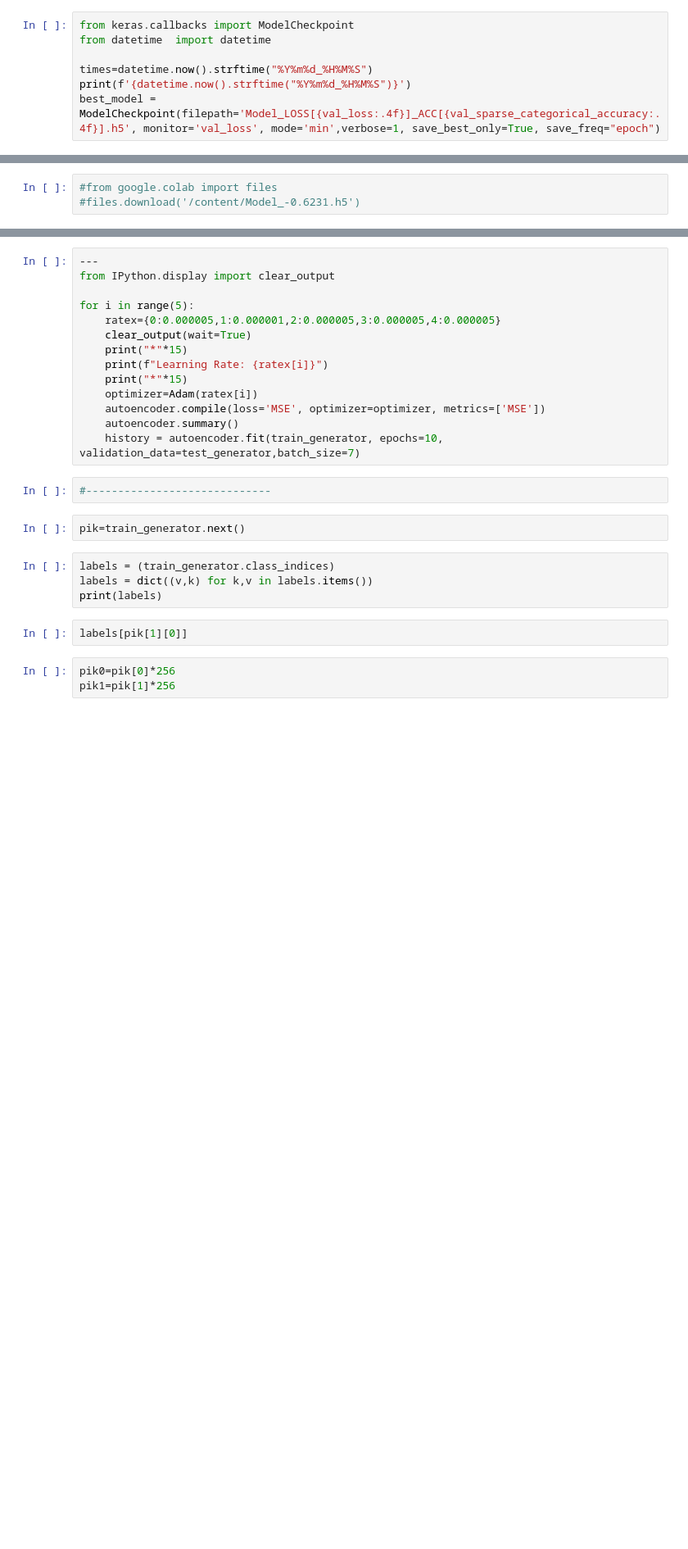
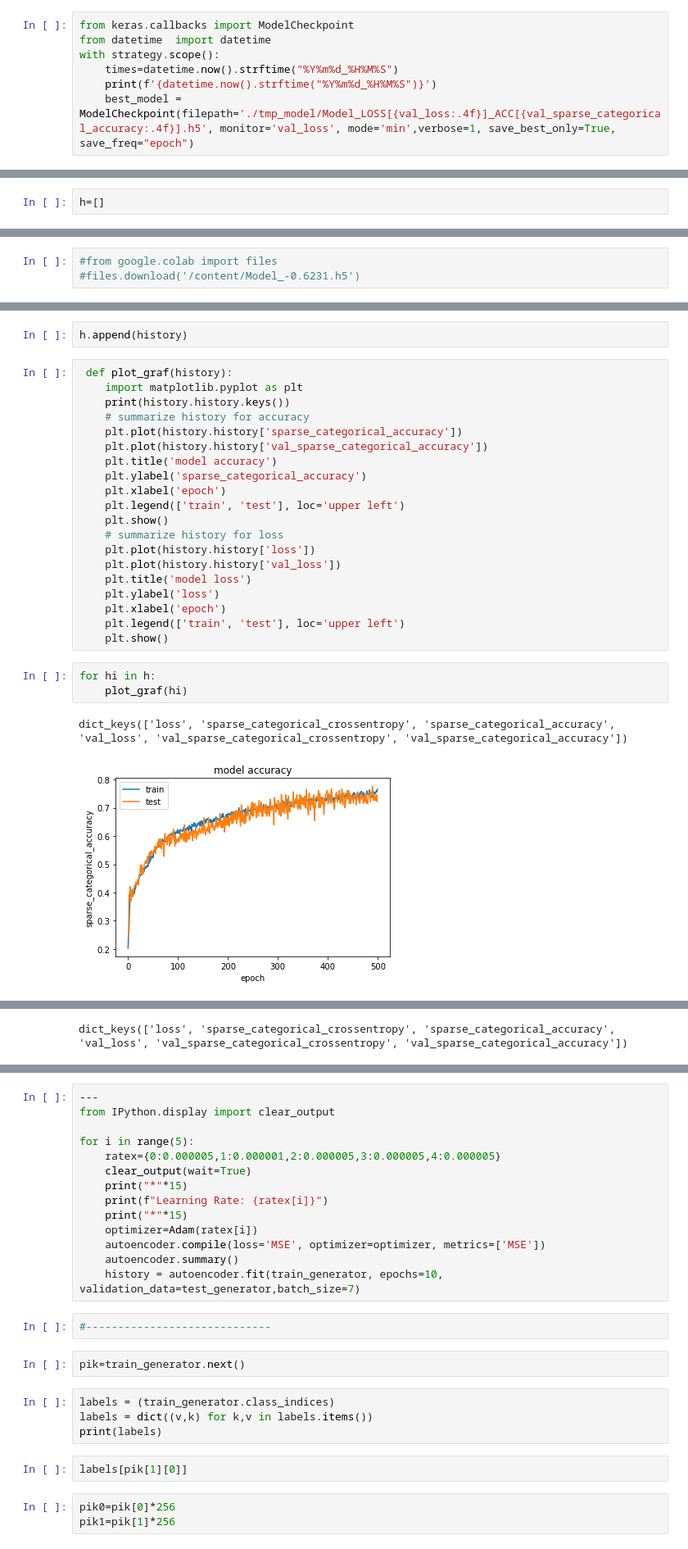
Before and after one commit to sipocz/Garbage_Classification, a Jupyter notebook: Garbage_Classification_Convolutional_Autoencoder_Dense.ipynb, the cells around one changed output, grey strips where cells are left out. Shown at 82% size. Cells and saved outputs as stored; diff of their text form; blank space fills up the shorter version.

```diff
--- a/Garbage_Classification_Convolutional_Autoencoder_Dense.ipynb
+++ b/Garbage_Classification_Convolutional_Autoencoder_Dense.ipynb
@@ -342,8 +375,8 @@ _________________________________________________________________
 # %%
 from keras.callbacks import ModelCheckpoint
 from datetime  import datetime
-
-times=datetime.now().strftime("%Y%m%d_%H%M%S")
-print(f'{datetime.now().strftime("%Y%m%d_%H%M%S")}')
-best_model = ModelCheckpoint(filepath='Model_LOSS[{val_loss:.4f}]_ACC[{val_sparse_categorical_accuracy:.4f}].h5', monitor='val_loss', mode='min',verbose=1, save_best_only=True, save_freq="epoch")
+with strategy.scope():
+    times=datetime.now().strftime("%Y%m%d_%H%M%S")
+    print(f'{datetime.now().strftime("%Y%m%d_%H%M%S")}')
+    best_model = ModelCheckpoint(filepath='./tmp_model/Model_LOSS[{val_loss:.4f}]_ACC[{val_sparse_categorical_accuracy:.4f}].h5', monitor='val_loss', mode='min',verbose=1, save_best_only=True, save_freq="epoch")
 # %% [output]
@@ -351,5 +384,7 @@ best_model = ModelCheckpoint(filepath='Model_LOSS[{val_loss:.4f}]_ACC[{val_spars
 # %%
  #!rm **.h5
+# %%
+h=[]
 # %%
 !ls
 # %% [output]
@@ -405,0 +456,28 @@ Epoch 24/180
+# %%
+h.append(history)
+# %%
+ def plot_graf(history):
+    import matplotlib.pyplot as plt
+    print(history.history.keys())
+    # summarize history for accuracy
+    plt.plot(history.history['sparse_categorical_accuracy'])
+    plt.plot(history.history['val_sparse_categorical_accuracy'])
+    plt.title('model accuracy')
+    plt.ylabel('sparse_categorical_accuracy')
+    plt.xlabel('epoch')
+    plt.legend(['train', 'test'], loc='upper left')
+    plt.show()
+    # summarize history for loss
+    plt.plot(history.history['loss'])
+    plt.plot(history.history['val_loss'])
+    plt.title('model loss')
+    plt.ylabel('loss')
+    plt.xlabel('epoch')
+    plt.legend(['train', 'test'], loc='upper left')
+    plt.show()
+# %%
+for hi in h:
+    plot_graf(hi)
+# %% [output]
+dict_keys(['loss', 'sparse_categorical_crossentropy', 'sparse_categorical_accuracy', 'val_loss', 'val_sparse_categorical_crossentropy', 'val_sparse_categorical_accuracy'])
+[figure, added]
@@ -405,0 +485 @@ Epoch 24/180
+dict_keys(['loss', 'sparse_categorical_crossentropy', 'sparse_categorical_accuracy', 'val_loss', 'val_sparse_categorical_crossentropy', 'val_sparse_categorical_accuracy'])
```
Also changed, not shown: parts of 27 cells of this notebook.
